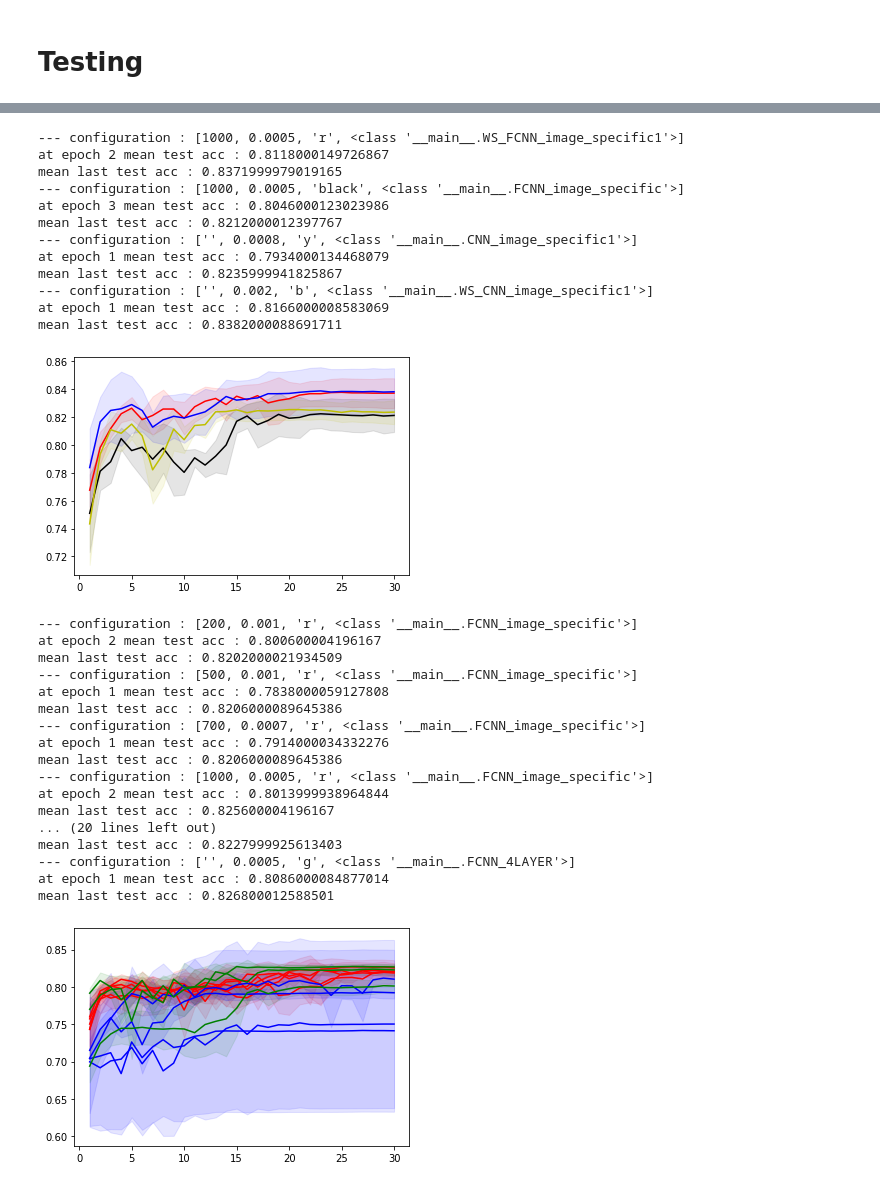
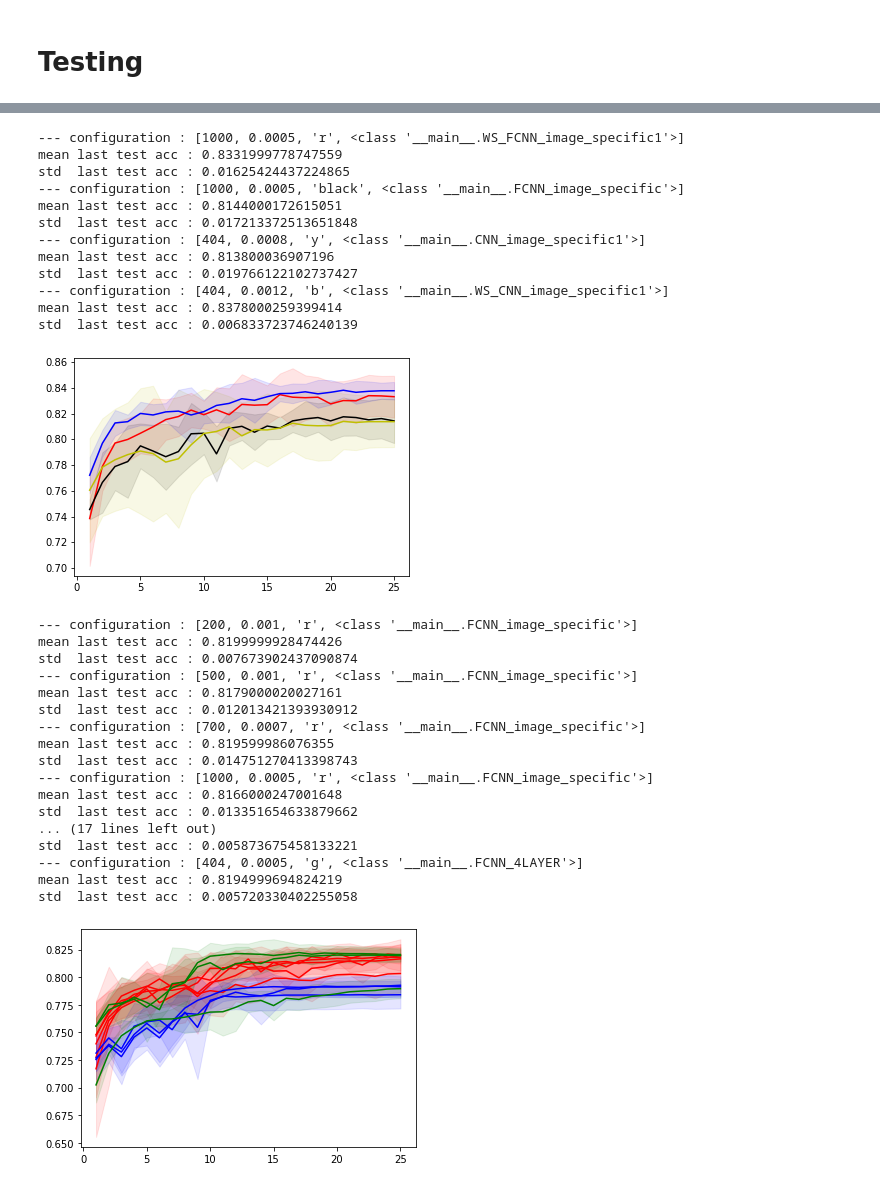
Before and after one commit to matthiaszeller/dl-project, a Jupyter notebook: DenseNetModelStats.ipynb, the cells around one changed output, grey strips where cells are left out. Cells and saved outputs as stored; diff of their text form; code cells hidden in the pictures.

```diff
--- a/DenseNetModelStats.ipynb
+++ b/DenseNetModelStats.ipynb
@@ -659,7 +660,7 @@ train_dataloader = DataLoader(train_dataset , batch_size=20)
 test_dataloader  = DataLoader(test_dataset  , batch_size=20)
 # %%
 all_train_loss , all_train_acc , all_test_loss , all_test_acc = train_multiple_runs( AL_WS_FCNN_image_specific1 ,
-                                                                                     runs = 1 ,
+                                                                                     runs = 2 ,
                                                                                      epoch = 25 ,
                                                                                      lr_= 0.0005 ,
                                                                                      criterion_ = custom_loss_BCELoss_CELoss,
@@ -672,3 +673,6 @@ mean last test acc : 0.8970000147819519
+# %%
+RUN   = 10
+EPOCH = 25
 # %%
 ###########################################################################
 ######################### AL GRAPH ########################################
@@ -686,15 +690,15 @@ stats = [
          [_     ,0.0008 , 'y' ,CNN_image_specific1          , F.binary_cross_entropy ] ,
          [_     ,0.0008 , 'y' ,AL_CNN_image_specific1       , custom_loss_BCELoss_CELoss ] ,
 
-         [_     ,0.002  , 'b' ,WS_CNN_image_specific1       , F.binary_cross_entropy ] ,
+         [_     ,0.0013  , 'b' ,WS_CNN_image_specific1       , F.binary_cross_entropy ] ,
          [_     ,0.002  , 'b' ,AL_WS_CNN_image_specific     , custom_loss_BCELoss_CELoss ] ,
          ]
 
 for el in stats:
   print(f'--- configuration : {el}')
   all_train_loss , all_train_acc , all_test_loss , all_test_acc = train_multiple_runs( el[3] ,
-                                                                                     runs = 5 ,
-                                                                                     epoch = 30 ,
+                                                                                     runs = RUN ,
+                                                                                     epoch = EPOCH ,
                                                                                      lr_= el[1] ,
                                                                                      criterion_ = el[4],
                                                                                      nodes_nb = el[0] )
@@ -727,82 +731,82 @@ stats = [
          [1000  ,0.0005  ,'r' , WS_FCNN_image_specific1] ,
          [1000  ,0.0005  ,'black' , FCNN_image_specific   ] ,
          [_     ,0.0008 , 'y' ,CNN_image_specific1 ] ,
-         [_     ,0.002 , 'b' ,WS_CNN_image_specific1 ] ,
+         [_     ,0.0012 , 'b' ,WS_CNN_image_specific1 ] ,
          ]
 
 for el in stats:
   print(f'--- configuration : {el}')
   all_train_loss , all_train_acc , all_test_loss , all_test_acc = train_multiple_runs( el[3] ,
                                                                                      runs = 5 ,
-                                                                                     epoch = 30 ,
+                                                                                     epoch = EPOCH ,
                                                                                      lr_= el[1] ,
                                                                                      criterion_ = F.binary_cross_entropy,
                                                                                      nodes_nb = el[0] )
   plot_std_loss_acc(all_train_loss , all_train_acc , all_test_loss , all_test_acc , color = el[2])
 # %% [output]
 --- configuration : [1000, 0.0005, 'r', <class '__main__.WS_FCNN_image_specific1'>]
-at epoch 2 mean test acc : 0.8118000149726867
-mean last test acc : 0.8371999979019165
+mean last test acc : 0.8331999778747559
+std  last test acc : 0.01625424437224865
 --- configuration : [1000, 0.0005, 'black', <class '__main__.FCNN_image_specific'>]
-at epoch 3 mean test acc : 0.8046000123023986
-mean last test acc : 0.8212000012397767
---- configuration : ['', 0.0008, 'y', <class '__main__.CNN_image_specific1'>]
-at epoch 1 mean test acc : 0.7934000134468079
-mean last test acc : 0.8235999941825867
---- configuration : ['', 0.002, 'b', <class '__main__.WS_CNN_image_specific1'>]
-at epoch 1 mean test acc : 0.8166000008583069
-mean last test acc : 0.8382000088691711
+mean last test acc : 0.8144000172615051
+std  last test acc : 0.017213372513651848
+--- configuration : [404, 0.0008, 'y', <class '__main__.CNN_image_specific1'>]
+mean last test acc : 0.813800036907196
+std  last test acc : 0.019766122102737427
+--- configuration : [404, 0.0012, 'b', <class '__main__.WS_CNN_image_specific1'>]
+mean last test acc : 0.8378000259399414
+std  last test acc : 0.006833723746240139
-[figure, old version]
+[figure, new version]
 # %%
 ###########################################################################
 ####################### FCNN GRAPH ########################################
 ###########################################################################
 
 stats = [[200  ,0.001  ,'r' , FCNN_image_specific] ,
          [500  ,0.001  ,'r' , FCNN_image_specific] ,
          [700  ,0.0007 ,'r' , FCNN_image_specific] ,
          [1000 ,0.0005 ,'r' , FCNN_image_specific] ,
          [1500 ,0.0002 ,'r' , FCNN_image_specific] ,
 
-         [200 ,0.0004  ,'b', FCNN_1LAYER],
-         [500 ,0.00025 ,'b', FCNN_1LAYER],
-         [700 ,0.0004  ,'b', FCNN_1LAYER],
-         [1000,0.00025 ,'b', FCNN_1LAYER],
+         [200 ,0.0004   ,'b', FCNN_1LAYER],
+         [500 ,0.00025  ,'b', FCNN_1LAYER],
+         #[700 ,0.00015  ,'b', FCNN_1LAYER],
+         [1000,0.00015  ,'b', FCNN_1LAYER],
 
          [ _ ,0.0001 ,'g', FCNN_2LAYER],
          [ _ ,0.0005 ,'g', FCNN_3LAYER],
          [ _ ,0.0005 ,'g', FCNN_4LAYER]
 
          ]
 
 for el in stats:
   print(f'--- configuration : {el}')
   all_train_loss , all_train_acc , all_test_loss , all_test_acc = train_multiple_runs( el[3] ,
-                                                                                     runs = 5 ,
-                                                                                     epoch = 30 ,
+                                                                                     runs = RUN ,
+                                                                                     epoch = EPOCH ,
                                                                                      lr_= el[1] ,
                                                                                      criterion_ = F.binary_cross_entropy,
                                                                                      nodes_nb = el[0] )
   plot_std_loss_acc(all_train_loss , all_train_acc , all_test_loss , all_test_acc , color = el[2])
 # %% [output]
 --- configuration : [200, 0.001, 'r', <class '__main__.FCNN_image_specific'>]
-at epoch 2 mean test acc : 0.800600004196167
-mean last test acc : 0.8202000021934509
+mean last test acc : 0.8199999928474426
+std  last test acc : 0.007673902437090874
 --- configuration : [500, 0.001, 'r', <class '__main__.FCNN_image_specific'>]
-at epoch 1 mean test acc : 0.7838000059127808
-mean last test acc : 0.8206000089645386
+mean last test acc : 0.8179000020027161
+std  last test acc : 0.012013421393930912
 --- configuration : [700, 0.0007, 'r', <class '__main__.FCNN_image_specific'>]
-at epoch 1 mean test acc : 0.7914000034332276
-mean last test acc : 0.8206000089645386
+mean last test acc : 0.819599986076355
+std  last test acc : 0.014751270413398743
 --- configuration : [1000, 0.0005, 'r', <class '__main__.FCNN_image_specific'>]
-at epoch 2 mean test acc : 0.8013999938964844
-mean last test acc : 0.825600004196167
-... (20 lines left out)
-mean last test acc : 0.8227999925613403
---- configuration : ['', 0.0005, 'g', <class '__main__.FCNN_4LAYER'>]
-at epoch 1 mean test acc : 0.8086000084877014
-mean last test acc : 0.826800012588501
+mean last test acc : 0.8166000247001648
+std  last test acc : 0.013351654633879662
+... (17 lines left out)
+std  last test acc : 0.005873675458133221
+--- configuration : [404, 0.0005, 'g', <class '__main__.FCNN_4LAYER'>]
+mean last test acc : 0.8194999694824219
+std  last test acc : 0.005720330402255058
-[figure, old version]
+[figure, new version]
 # %%
 ## Brute force lr investigation
 
```
Also changed, not shown: parts of 5 cells of this notebook.
